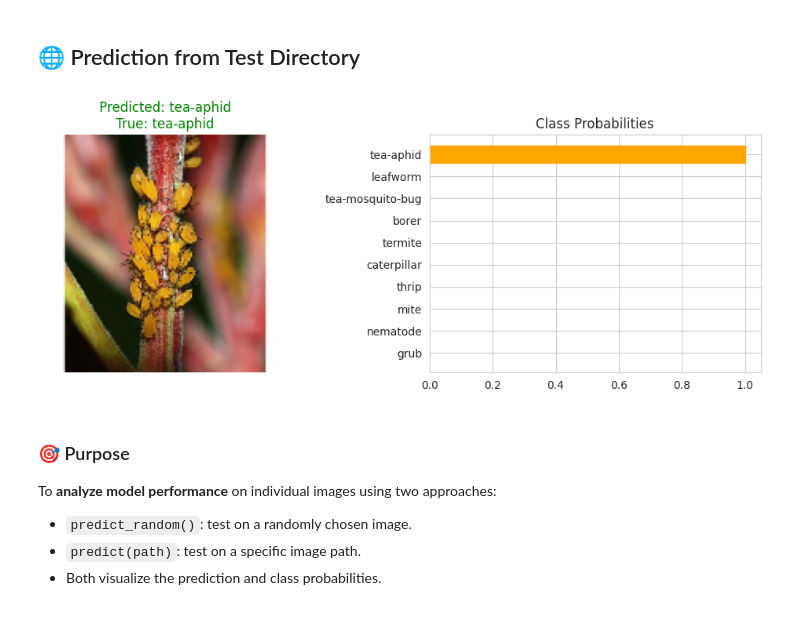
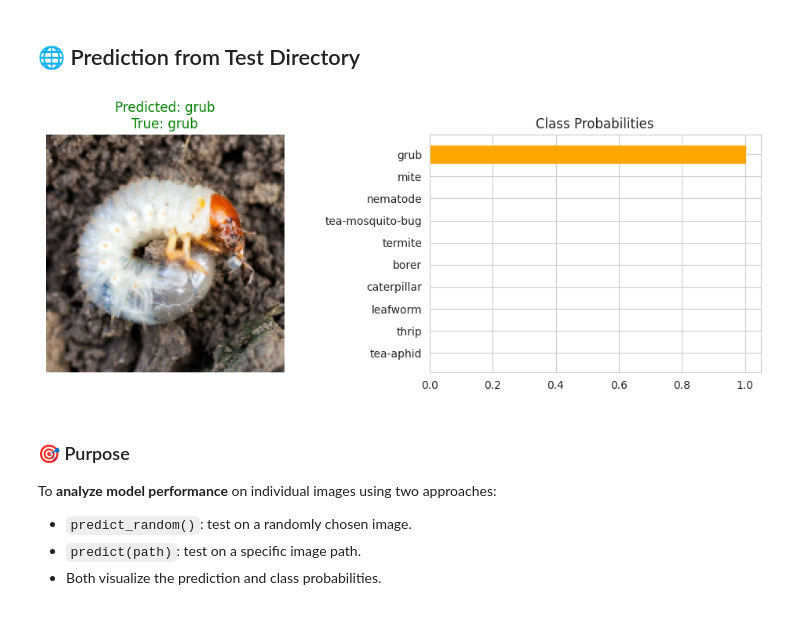
Before and after one commit to Birendra-Nath-Nandi/Tea-Leaves-Pest-Classifier-Transfer-Learning, a Jupyter notebook: tea-leaves-pest-detection-all-classes-99-99.ipynb, the cells around one changed output. Saved outputs shown, nothing was run; the diff lists cells and outputs as text; code cells hidden in the pictures.

```diff
--- a/tea-leaves-pest-detection-all-classes-99-99.ipynb
+++ b/tea-leaves-pest-detection-all-classes-99-99.ipynb
@@ -288,11 +315,21 @@ This approach allows dynamic, error-tolerant loading of a multi-class image data
 # %% [markdown]
 # 🧪 4. Data Shuffling, Normalization & Splitting
 # %%
+# Shuffle the image and label data together for randomness
 image_data, label_data = shuffle(image_data, label_data, random_state=42)
+
+# Normalize image pixel values to [0, 1] and convert to NumPy array
 image_data = np.array(image_data, dtype=np.float32) / 255.0
+
+# Convert labels to NumPy array (integers)
 label_data = np.array(label_data, dtype=np.int32)
-X_train, X_test, Y_train, Y_test = train_test_split(image_data, label_data, test_size=0.2, random_state=42)
 
+# Split the data into training and testing sets (80% train, 20% test)
+X_train, X_test, Y_train, Y_test = train_test_split(
+    image_data, label_data, test_size=0.2, random_state=42
+)
+
+# Print the number of samples in training and testing sets
 print(f"✅ Data ready for training! Training samples: {len(X_train)}, Test samples: {len(X_test)}")
 # %% [output]
 ✅ Data ready for training! Training samples: 2880, Test samples: 720
@@ -508,16 +568,22 @@ This approach uses **transfer learning** to leverage powerful pre-trained featur
 # %% [markdown]
 # ⚙️ 9. Model Compilation & Early Stopping Configuration
 # %%
+# Compile the model with Adam optimizer, categorical crossentropy loss, and evaluation metrics
 modelvgg.compile(
-    optimizer=Adam(learning_rate=0.0001),
-    loss=CategoricalCrossentropy(),
-    metrics=['accuracy', AUC(name='auc')]
+    optimizer=Adam(learning_rate=0.0001),  # Low learning rate for fine-tuning
+    loss=CategoricalCrossentropy(),       # Suitable for multi-class classification
+    metrics=['accuracy', AUC(name='auc')] # Track both accuracy and AUC during training
 )
 
+# Define early stopping callback to prevent overfitting
 callback = EarlyStopping(
-    monitor='val_loss', patience=8, restore_best_weights=True, verbose=1
+    monitor='val_loss',       # Monitor validation loss
+    patience=8,               # Stop if no improvement after 8 epochs
+    restore_best_weights=True,  # Restore model to best epoch
+    verbose=1                 # Print callback messages
 )
 
+# Confirm model compilation
 print("✅ Model compiled successfully!")
 # %% [output]
 ✅ Model compiled successfully!
@@ -1183,9 +1274,9 @@ predict_random()
 # %% [markdown]
 ## 🌐 Prediction from Test Directory
 # %%
-predict("/kaggle/input/tea-leaves-pest-dataset/TeaLeavesPest-Dataset/pest/test/tea-aphid/tea-aphid_03.jpg")
+predict("/kaggle/input/tea-leaves-pest-dataset/TeaLeavesPest-Dataset/pest/test/grub/grub_07.jpg")
 # %% [output]
-[figure, old version]
+[figure, new version]
 # %% [markdown]
 ### 🎯 Purpose
 
```
Also changed, not shown: parts of 28 cells of this notebook.
